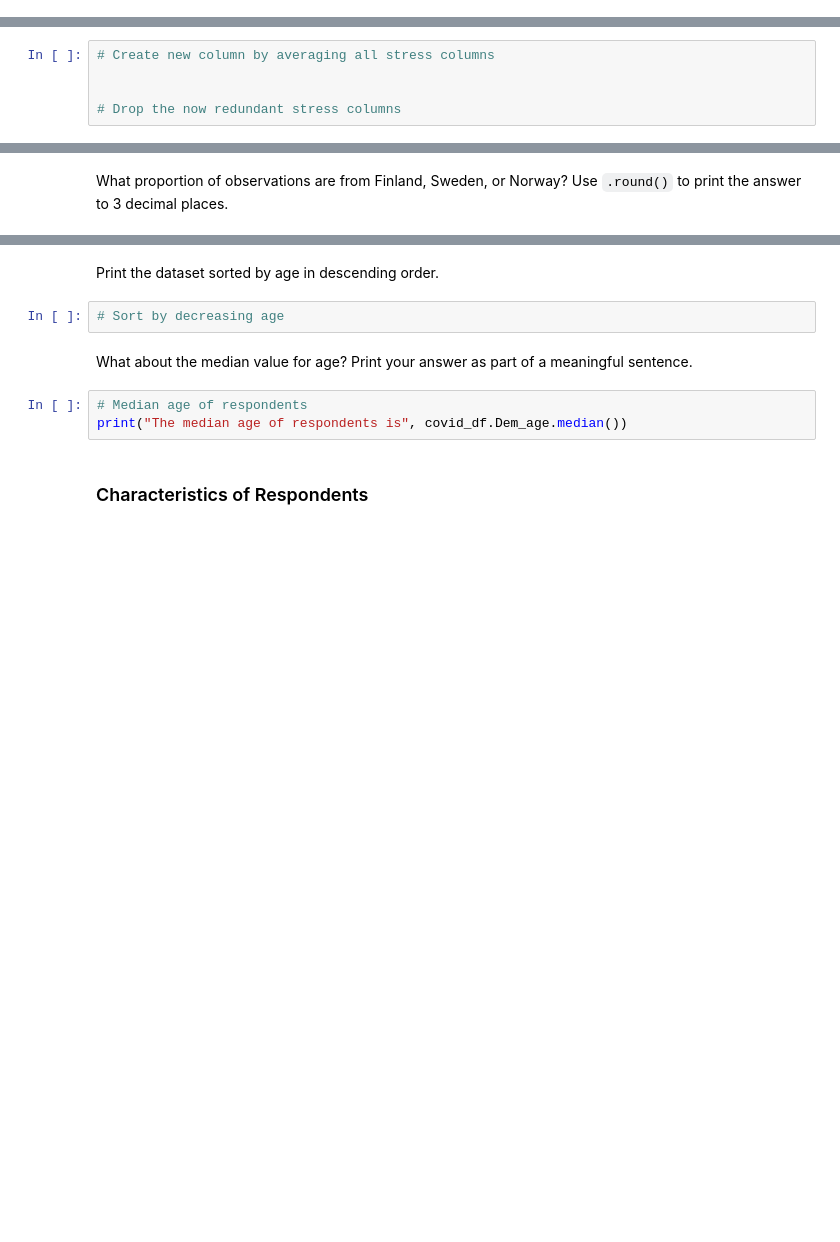
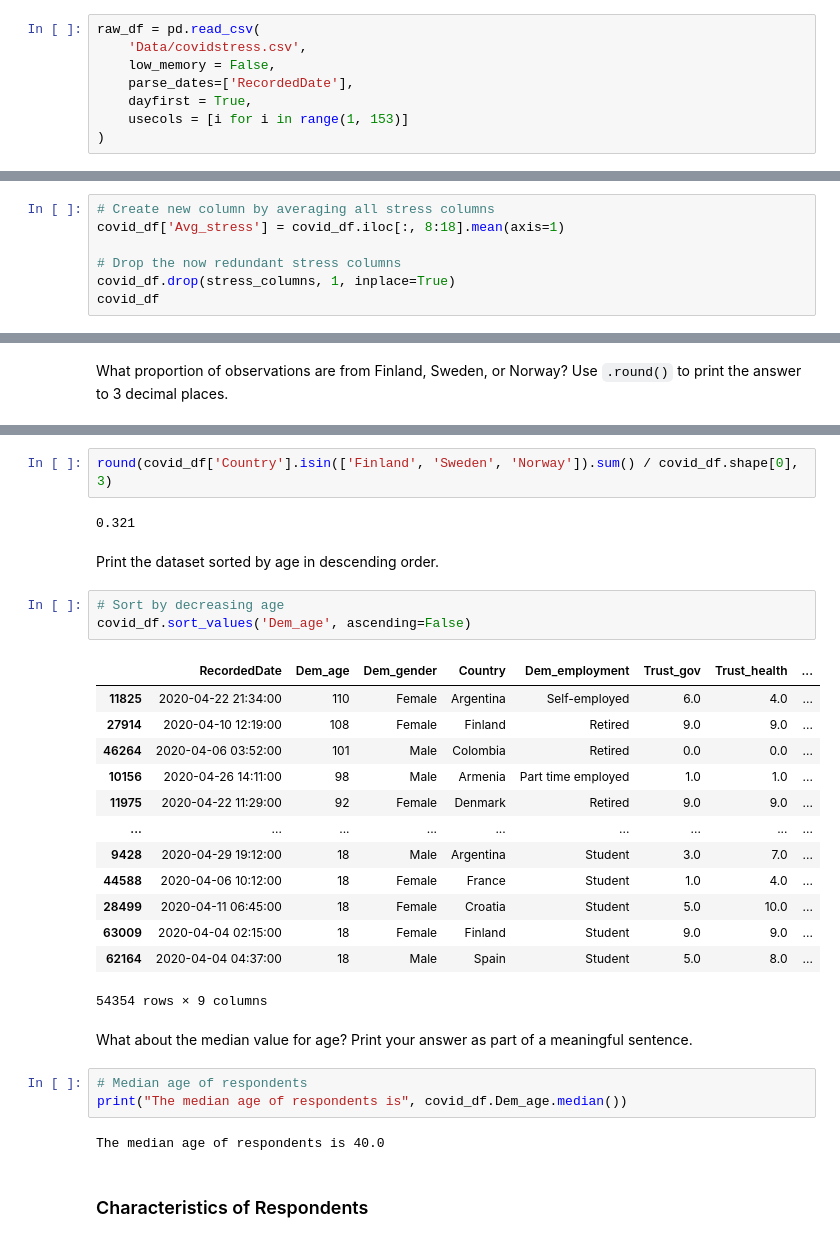
Before and after one commit to RastislavTuranyi/WDSS, a Jupyter notebook: session-one-project-questions.ipynb, the cells around one changed output, grey strips where cells are left out. Saved outputs shown, nothing was run; the diff lists cells and outputs as text; blank space fills up the shorter version.

```diff
--- a/session-one-project-questions.ipynb
+++ b/session-one-project-questions.ipynb
@@ -42,6 +42,14 @@ raw_df = pd.read_csv(
 > **Bonus**
 >
 > Suppose we didn't trust the index column of the original dataset. How could we use the default index provide by `pandas` instead?
+# %%
+raw_df = pd.read_csv(
+    'Data/covidstress.csv',
+    low_memory = False,
+    parse_dates=['RecordedDate'],
+    dayfirst = True,
+    usecols = [i for i in range(1, 153)]
+)
 # %% [markdown]
 Let's explore the dataset by doing the following:
 - Print the first 3 rows of the dataset
@@ -201,6 +257,8 @@ covid_df = covid_stress_clean.copy()
 The levels of stress were measured in 10 different categories on a scale from 1=never, 5=very often. We want analyse only aggregated information about the stress level, i.e. the mean of those 10 values. For this, we create a new column `Avg_stress`
 # %%
 # Create new column by averaging all stress columns
-
+covid_df['Avg_stress'] = covid_df.iloc[:, 8:18].mean(axis=1)
 
 # Drop the now redundant stress columns
+covid_df.drop(stress_columns, 1, inplace=True)
+covid_df
@@ -233,12 +324,33 @@ What proportion of observations are from Finland, Sweden, or Norway? Use `.round
+# %%
+round(covid_df['Country'].isin(['Finland', 'Sweden', 'Norway']).sum() / covid_df.shape[0], 3)
+# %% [output]
+0.321
 # %% [markdown]
 Print the dataset sorted by age in descending order.
 # %%
 # Sort by decreasing age
+covid_df.sort_values('Dem_age', ascending=False)
+# %% [output]
+|  | RecordedDate | Dem_age | Dem_gender | Country | Dem_employment | Trust_gov | Trust_health | ... |
+| 11825 | 2020-04-22 21:34:00 | 110 | Female | Argentina | Self-employed | 6.0 | 4.0 | ... |
+| 27914 | 2020-04-10 12:19:00 | 108 | Female | Finland | Retired | 9.0 | 9.0 | ... |
+| 46264 | 2020-04-06 03:52:00 | 101 | Male | Colombia | Retired | 0.0 | 0.0 | ... |
+| 10156 | 2020-04-26 14:11:00 | 98 | Male | Armenia | Part time employed | 1.0 | 1.0 | ... |
+| 11975 | 2020-04-22 11:29:00 | 92 | Female | Denmark | Retired | 9.0 | 9.0 | ... |
+| ... | ... | ... | ... | ... | ... | ... | ... | ... |
+| 9428 | 2020-04-29 19:12:00 | 18 | Male | Argentina | Student | 3.0 | 7.0 | ... |
+| 44588 | 2020-04-06 10:12:00 | 18 | Female | France | Student | 1.0 | 4.0 | ... |
+| 28499 | 2020-04-11 06:45:00 | 18 | Female | Croatia | Student | 5.0 | 10.0 | ... |
+| 63009 | 2020-04-04 02:15:00 | 18 | Female | Finland | Student | 9.0 | 9.0 | ... |
+| 62164 | 2020-04-04 04:37:00 | 18 | Male | Spain | Student | 5.0 | 8.0 | ... |
+54354 rows × 9 columns
 # %% [markdown]
 What about the median value for age? Print your answer as part of a meaningful sentence.
 # %%
 # Median age of respondents
 print("The median age of respondents is", covid_df.Dem_age.median())
+# %% [output]
+The median age of respondents is 40.0
 # %% [markdown]
 ### Characteristics of Respondents
 # %% [markdown]
```
Also changed, not shown: parts of 29 cells of this notebook, 5 other files.
